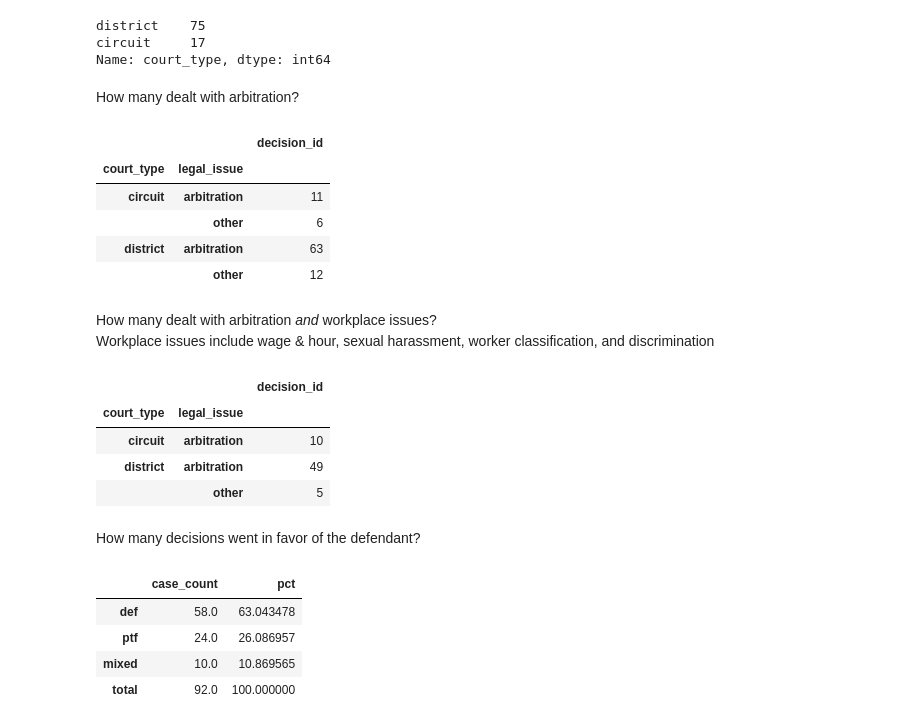
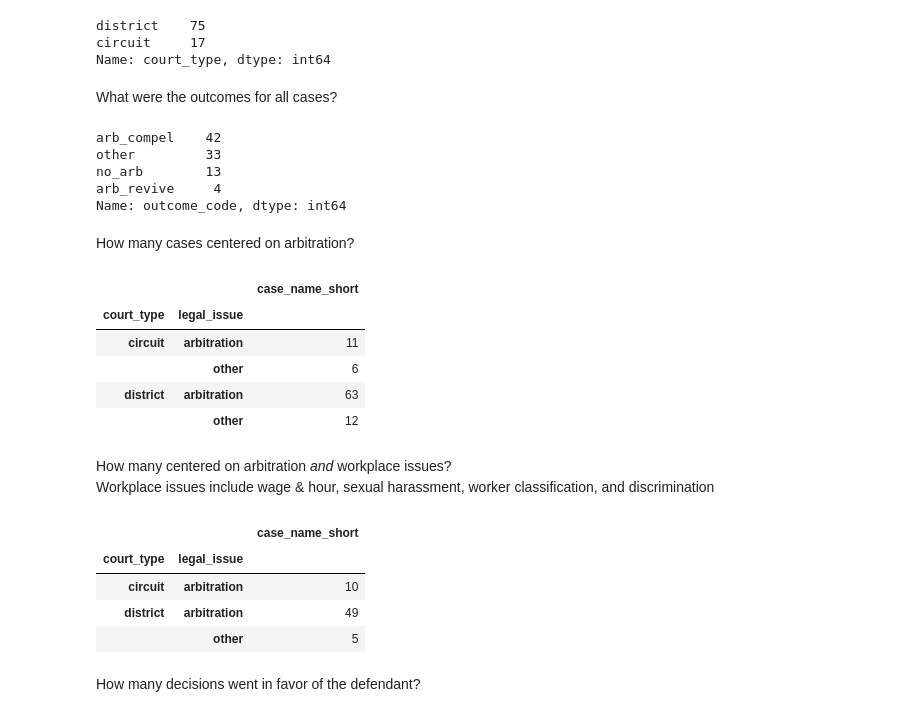
Before and after one commit to bhancock-alm/epic-impact, a Jupyter notebook: epic-decisions-analysis.ipynb, the cells around one changed output. Saved outputs shown, nothing was run; the diff lists cells and outputs as text; code cells hidden in the pictures.

```diff
--- a/epic-decisions-analysis.ipynb
+++ b/epic-decisions-analysis.ipynb
@@ -19,7 +19,7 @@ import seaborn as sns
 # %% [markdown]
 Import the data we collected on decisions citing *Epic*
 # %%
-data = pd.read_csv('epic_data_full.csv')
+data = pd.read_csv('epic_data_full.csv', index_col='decision_id')
 # %% [markdown]
 Get a feel for the data set
 # %%
@@ -51,22 +52,29 @@ data['court_type'].value_counts()
 district    75
 circuit     17
 Name: court_type, dtype: int64
+# %% [markdown]
+What were the outcomes for all cases?
+# %%
+data['outcome_code'].value_counts()
+# %% [output]
+arb_compel    42
+other         33
+no_arb        13
+arb_revive     4
+Name: outcome_code, dtype: int64
 # %% [markdown]
-How many dealt with arbitration?
+How many cases centered on arbitration?
 # %%
-data.pivot_table(index=['court_type', 'legal_issue'],
-                 values='decision_id',
-                 aggfunc='count'
-                )
+data.groupby(['court_type', 'legal_issue'])[['case_name_short']].count()
 # %% [output]
-|  |  | decision_id |
+|  |  | case_name_short |
 | court_type | legal_issue |  |
 | circuit | arbitration | 11 |
 |  | other | 6 |
 | district | arbitration | 63 |
 |  | other | 12 |
 # %% [markdown]
-How many dealt with arbitration *and* workplace issues?
+How many centered on arbitration *and* workplace issues?
 Workplace issues include wage & hour, sexual harassment, worker classification, and discrimination
 # %%
 workplace = data.loc[(data['case_type'] == 'wage_hour') |
@@ -74,30 +82,12 @@ workplace = data.loc[(data['case_type'] == 'wage_hour') |
                      (data['case_type'] == 'classification') |
                      (data['case_type'] == 'discrimination')]
 # %%
-workplace.pivot_table(index=['court_type', 'legal_issue'],
-                      values='decision_id',
-                      aggfunc='count'
-                     )
+workplace.groupby(['court_type', 'legal_issue'])[['case_name_short']].count()
 # %% [output]
-|  |  | decision_id |
+|  |  | case_name_short |
 | court_type | legal_issue |  |
 | circuit | arbitration | 10 |
 | district | arbitration | 49 |
 |  | other | 5 |
 # %% [markdown]
 How many decisions went in favor of the defendant?
-# %%
-favor = pd.DataFrame({'case_count': data['decision_favor'].value_counts(),
-                      'pct': data['decision_favor'].value_counts() / data['decision_favor'].value_counts().sum() * 100
-                     })
-
-favor.at['total', 'case_count'] = data['decision_favor'].value_counts().sum()
-favor.at['total', 'pct'] = favor['pct'].sum()
-
-favor
-# %% [output]
-|  | case_count | pct |
-| def | 58.0 | 63.043478 |
-| ptf | 24.0 | 26.086957 |
-| mixed | 10.0 | 10.869565 |
-| total | 92.0 | 100.000000 |
```
Also changed, not shown: parts of 27 cells of this notebook.
